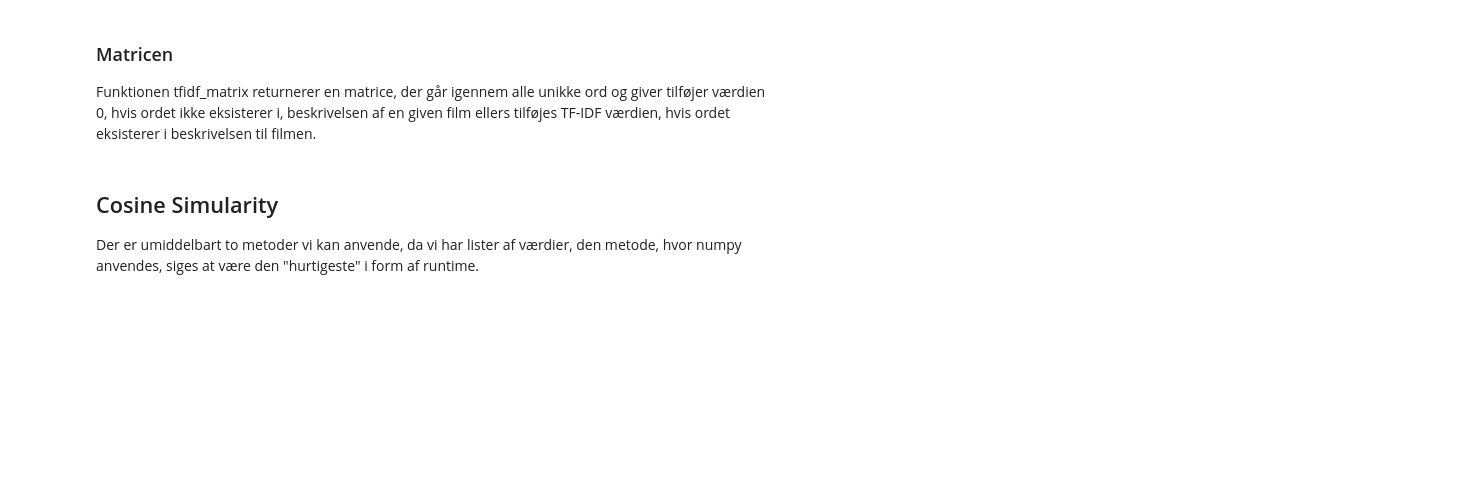
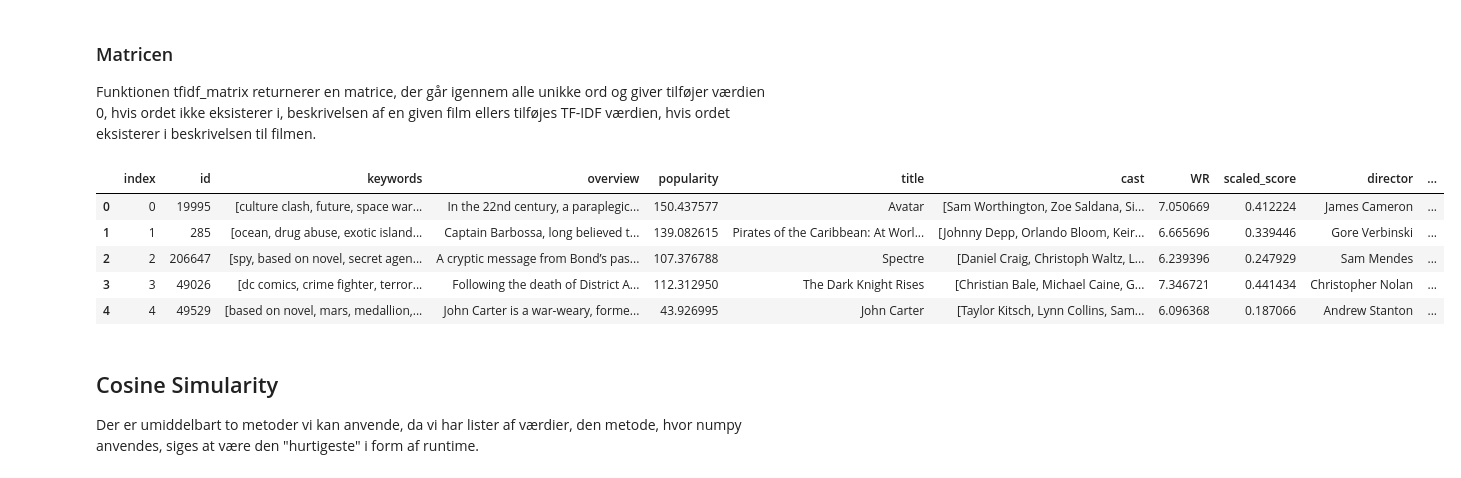
Before and after one commit to kent1325/P1---Movie-Recommender-System, a Jupyter notebook: P1 - Recommender System notebook.ipynb, the cells around one changed output. Drawn from its saved outputs; the diff is of its cells as text; code cells hidden in the pictures; blank space fills up the shorter version.

Commit message:
bigram done for real
Bigrams virker som forventet nu.

```diff
--- a/P1 - Recommender System notebook.ipynb
+++ b/P1 - Recommender System notebook.ipynb
@@ -531,11 +570,31 @@ tfidf = tf.apply(lambda x: tfidf_calculator(x, idf))
+# %%
+def bigram():
+    for i in range(len(cleaned_df)):
+        for uni in tfidf_unigrams[i]:
+            for bi in tfidf_bigrams[i]:
+                if uni == bi.split()[0]:
+                    tfidf_bigrams[i][bi] = tfidf_bigrams[i][bi] * tfidf_unigrams[i][uni]
+    return tfidf_bigrams
+# %%
+tfidf_bigrams = bigram()
 # %% [markdown]
 ### Matricen
 Funktionen tfidf_matrix returnerer en matrice, der går igennem alle unikke ord og giver tilføjer værdien 0, hvis ordet ikke eksisterer i, beskrivelsen af en given film ellers tilføjes TF-IDF værdien, hvis ordet eksisterer i beskrivelsen til filmen.
 # %%
-def tfidf_matrix(tfidf_dict):
-    return {i: tfidf_dict[bigram] for i, bigram in enumerate(bigrams) if bigram in tfidf_dict}
+def tfidf_matrix(tfidf_dict, ngrams):
+    return {i: tfidf_dict[ngram] for i, ngram in enumerate(ngrams) if ngram in tfidf_dict}
 # %%
-cleaned_df['tfidf_matrix'] = tfidf.apply(lambda x: tfidf_matrix(x))
+cleaned_df['bigram_matrix'] = tfidf_bigrams.apply(lambda x: tfidf_matrix(x, bigrams))
+cleaned_df['unigram_matrix'] = tfidf_unigrams.apply(lambda x: tfidf_matrix(x, unigrams))
+# %%
+cleaned_df.head()
+# %% [output]
+|  | index | id | keywords | overview | popularity | title | cast | WR | scaled_score | director | ... |
+| 0 | 0 | 19995 | [culture clash, future, space war... | In the 22nd century, a paraplegic... | 150.437577 | Avatar | [Sam Worthington, Zoe Saldana, Si... | 7.050669 | 0.412224 | James Cameron | ... |
+| 1 | 1 | 285 | [ocean, drug abuse, exotic island... | Captain Barbossa, long believed t... | 139.082615 | Pirates of the Caribbean: At Worl... | [Johnny Depp, Orlando Bloom, Keir... | 6.665696 | 0.339446 | Gore Verbinski | ... |
+| 2 | 2 | 206647 | [spy, based on novel, secret agen... | A cryptic message from Bond’s pas... | 107.376788 | Spectre | [Daniel Craig, Christoph Waltz, L... | 6.239396 | 0.247929 | Sam Mendes | ... |
+| 3 | 3 | 49026 | [dc comics, crime fighter, terror... | Following the death of District A... | 112.312950 | The Dark Knight Rises | [Christian Bale, Michael Caine, G... | 7.346721 | 0.441434 | Christopher Nolan | ... |
+| 4 | 4 | 49529 | [based on novel, mars, medallion,... | John Carter is a war-weary, forme... | 43.926995 | John Carter | [Taylor Kitsch, Lynn Collins, Sam... | 6.096368 | 0.187066 | Andrew Stanton | ... |
 # %% [markdown]
 ## Cosine Simularity
 Der er umiddelbart to metoder vi kan anvende, da vi har lister af værdier, den metode, hvor numpy anvendes, siges at være den "hurtigeste" i form af runtime.
```
Also changed, not shown: parts of 34 cells of this notebook, 1 other file.
